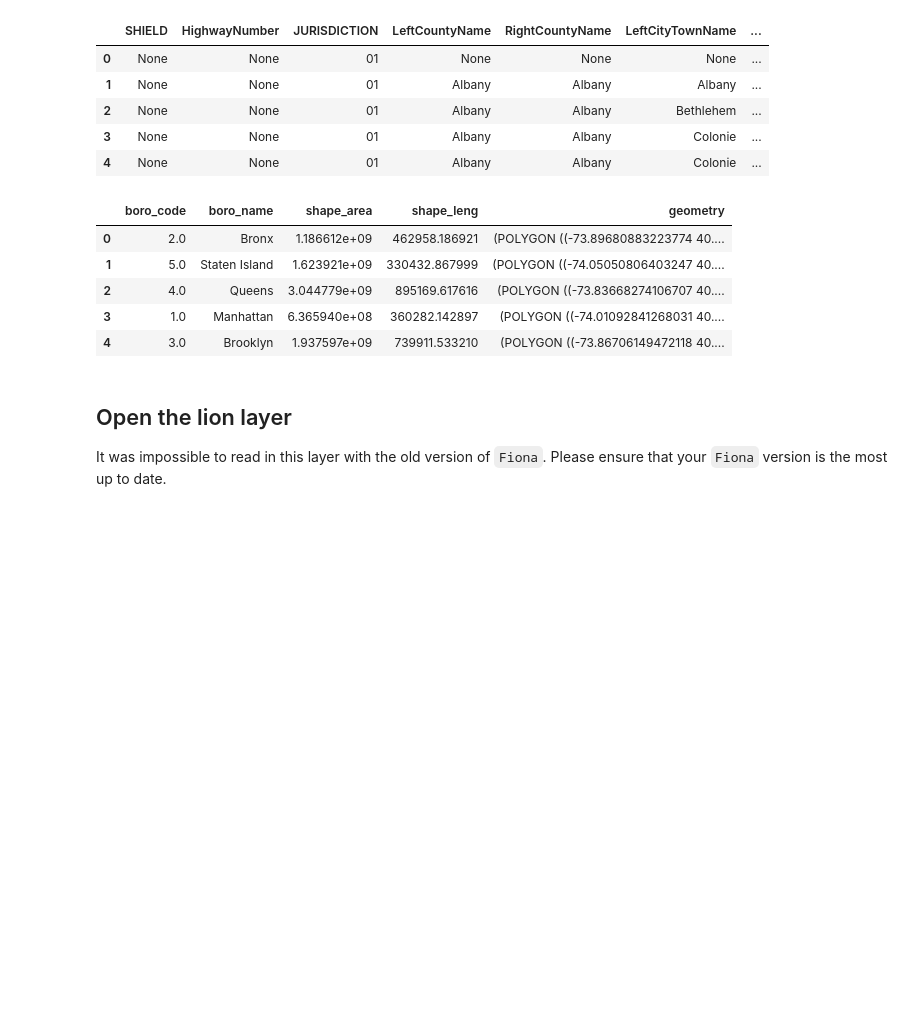
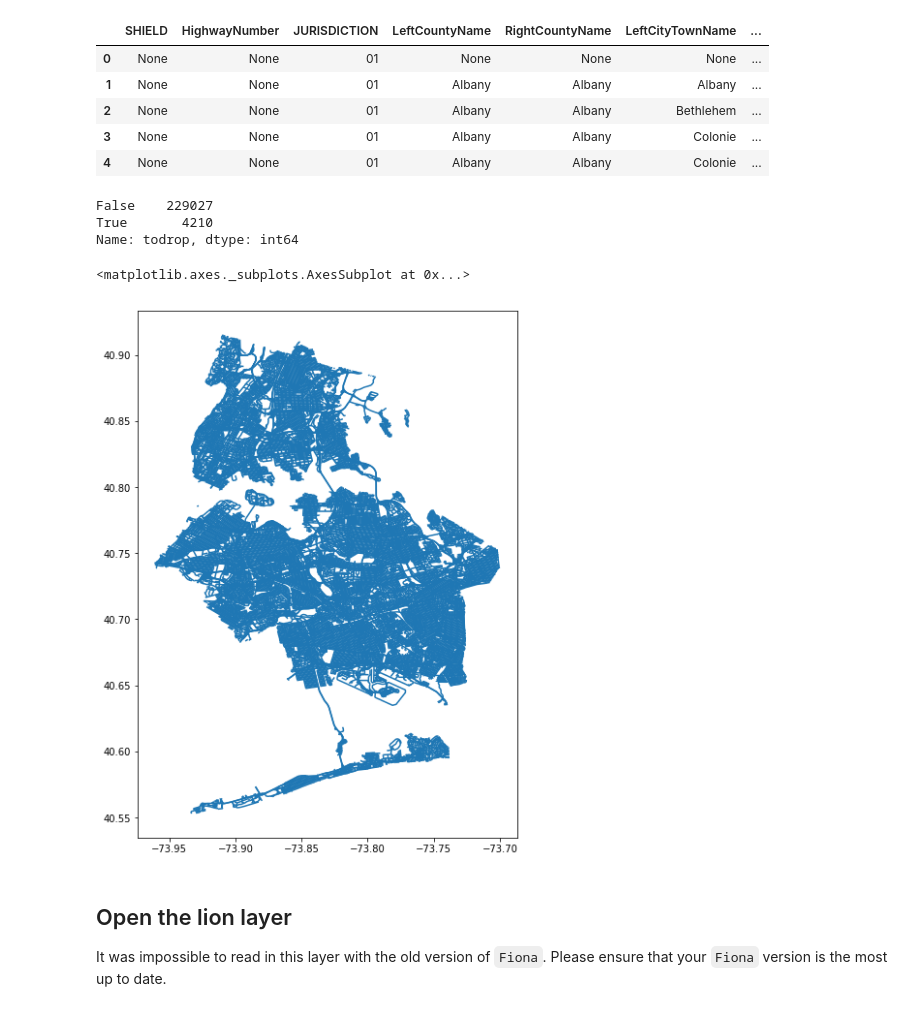
Before and after one commit to jeremysze/GIS_exploration, a Jupyter notebook: code/networkdistance_lion.ipynb, the cells around one changed output. Cells and saved outputs as stored; diff of their text form; code cells hidden in the pictures; blank space fills up the shorter version.

```diff
--- a/code/networkdistance_lion.ipynb
+++ b/code/networkdistance_lion.ipynb
@@ -126,12 +126,16 @@ boroughs_gdf = gpd.GeoDataFrame.from_file(fp)
-# %%
-boroughs_gdf.head()
-# %% [output]
-|  | boro_code | boro_name | shape_area | shape_leng | geometry |
-| 0 | 2.0 | Bronx | 1.186612e+09 | 462958.186921 | (POLYGON ((-73.89680883223774 40.... |
-| 1 | 5.0 | Staten Island | 1.623921e+09 | 330432.867999 | (POLYGON ((-74.05050806403247 40.... |
-| 2 | 4.0 | Queens | 3.044779e+09 | 895169.617616 | (POLYGON ((-73.83668274106707 40.... |
-| 3 | 1.0 | Manhattan | 6.365940e+08 | 360282.142897 | (POLYGON ((-74.01092841268031 40.... |
-| 4 | 3.0 | Brooklyn | 1.937597e+09 | 739911.533210 | (POLYGON ((-73.86706149472118 40.... |
+# %%
+simplified_gdf['todrop'] = simplified_gdf['LeftCountyName'].isin(['Bronx','Staten Island','Queens','Manhattan','Brooklyn'])
+# %%
+simplified_gdf['todrop'].value_counts()
+# %% [output]
+False    229027
+True       4210
+Name: todrop, dtype: int64
+# %%
+simplified_gdf[simplified_gdf['todrop'] == True].plot(figsize = (10,10))
+# %% [output]
+<matplotlib.axes._subplots.AxesSubplot at 0x...>
+[figure, added]
 # %% [markdown]
 ## Open the lion layer
 It was impossible to read in this layer with the old version of `Fiona`. Please ensure that your `Fiona` version is the most up to date.
```
Also changed, not shown: parts of 19 cells of this notebook.
